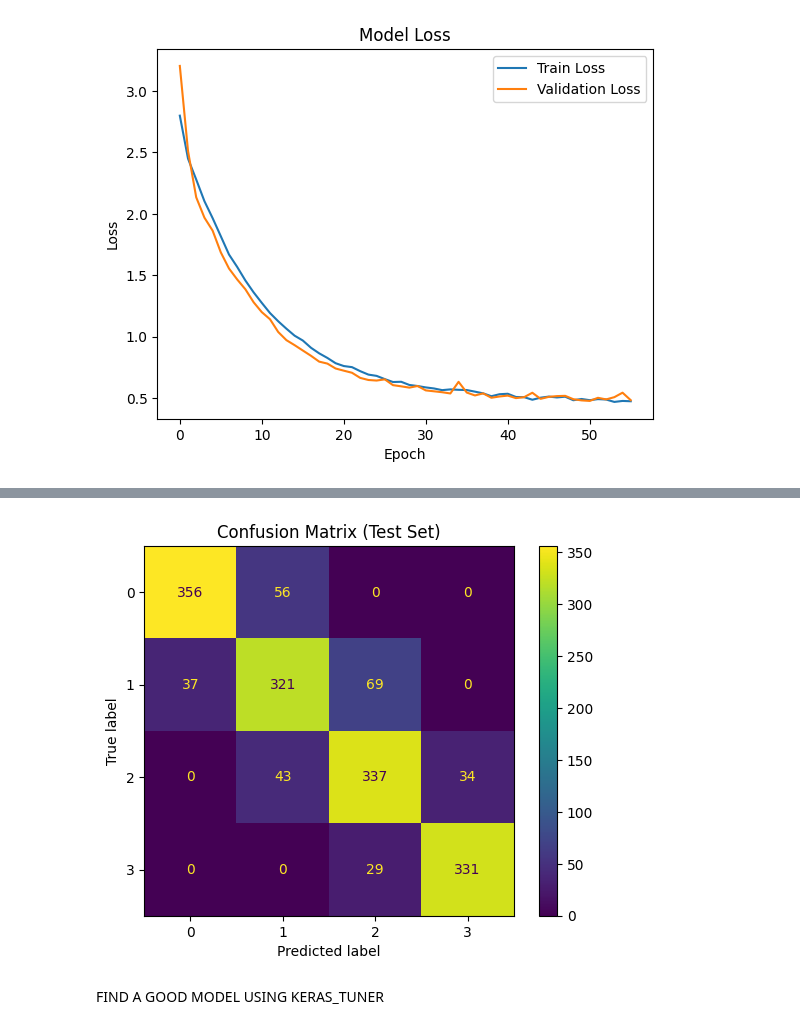
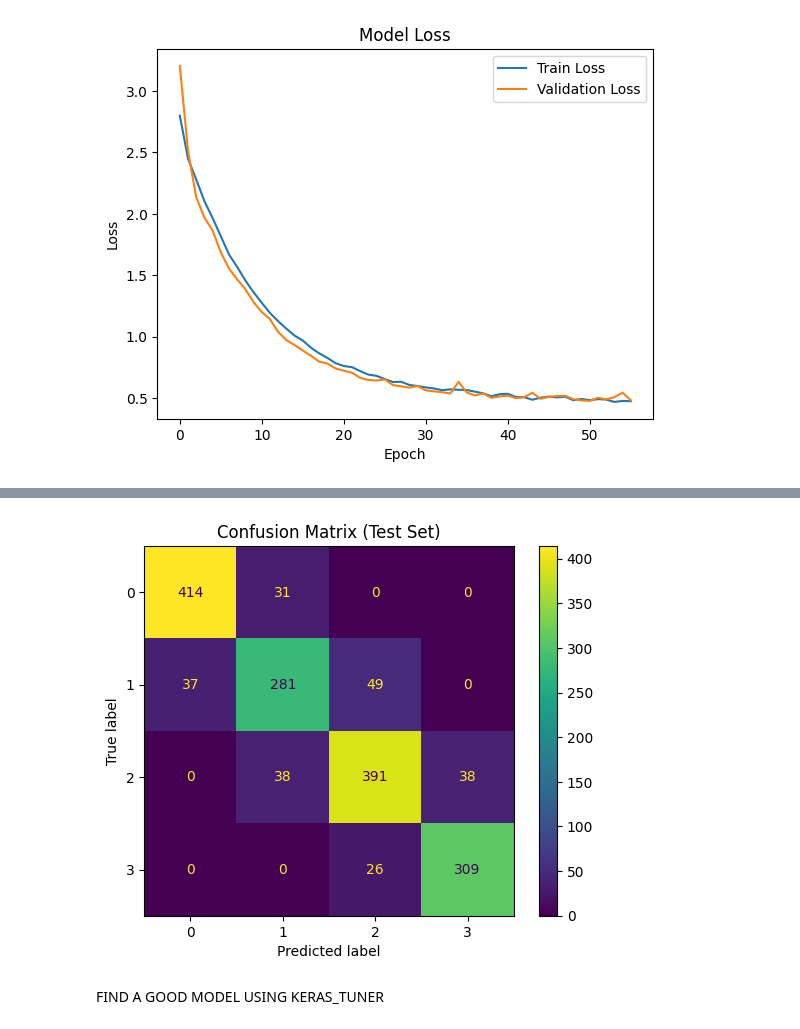
Before and after one commit to svendfe/DNN_A1, a Jupyter notebook: DNN.ipynb, the cells around one changed output, grey strips where cells are left out. Drawn from its saved outputs; the diff is of its cells as text; code cells hidden in the pictures.

```diff
--- a/DNN.ipynb
+++ b/DNN.ipynb
@@ -209,8 +183,8 @@ plt.show()
 import numpy as np
 from sklearn.metrics import confusion_matrix, ConfusionMatrixDisplay
 
-y_pred = np.argmax(model.predict(validate_x), axis=1)
-y_true = np.argmax(validate_y.values, axis=1)
+y_pred = np.argmax(model.predict(test_x), axis=1)
+y_true = np.argmax(test_y.values, axis=1)
 
 ConfusionMatrixDisplay.from_predictions(y_true, y_pred)
 plt.title("Confusion Matrix (Test Set)")
@@ -220,4 +194,4 @@ plt.show()
-[figure, old version]
+[figure, new version]
 # %% [markdown]
 FIND A GOOD MODEL USING KERAS_TUNER
 # %%
```
Also changed, not shown: parts of 9 cells of this notebook, 51 other files.
